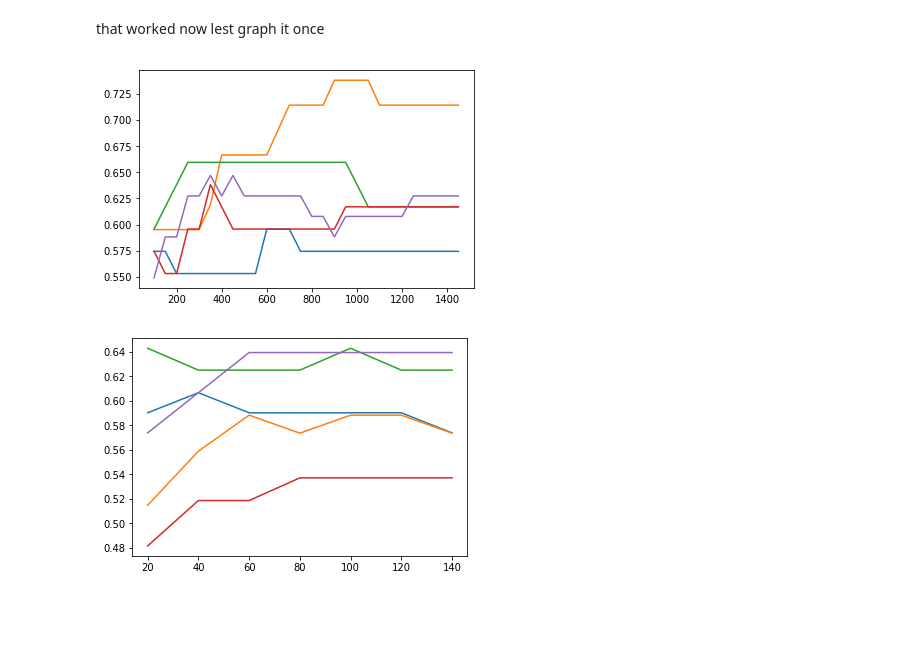
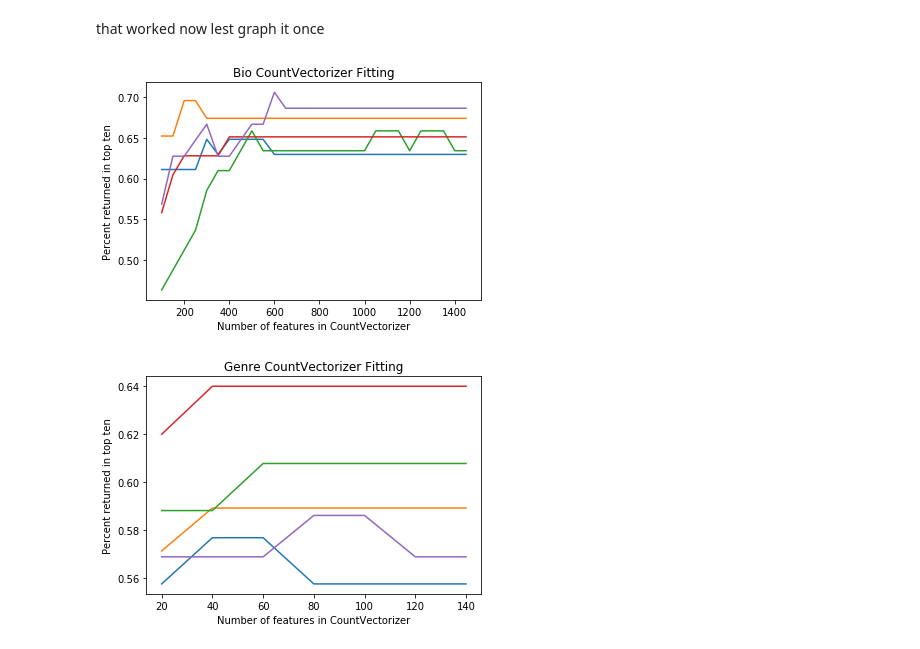
Before and after one commit to ShiahLints/booking-agent-ai, a Jupyter notebook: Models/cosinesimularity.ipynb, the cells around one changed output. Saved outputs shown, nothing was run; the diff lists cells and outputs as text; code cells hidden in the pictures; blank space fills up the shorter version.

Commit message:
cleaned up notebooks and used them to make some graphs

```diff
--- a/Models/cosinesimularity.ipynb
+++ b/Models/cosinesimularity.ipynb
@@ -150,14 +141,19 @@ that worked now lest graph it once
 # %%
 fig, ax = plt.subplots()
 x = list(range(100,1500, 50))
 for i in range(5):
     samples = test_events.sample(100)
     y = []
     for features in x:
         y.append(get_top_ten('bio', samples, features))
     plt.plot(x,y)
+plt.title('Bio CountVectorizer Fitting')
+plt.xlabel('Number of features in CountVectorizer')
+plt.ylabel('Percent returned in top ten')
+plt.savefig('CosineBioModel.pdf')
+plt.show()
 # %% [output]
-[figure, old version]
+[figure, new version]
 # %%
 fig, ax = plt.subplots()
 x = list(range(20,150, 20))
@@ -167,5 +163,10 @@ for i in range(5):
     for features in x:
         y.append(get_top_ten('genre', samples, features))
     plt.plot(x,y)
+plt.title('Genre CountVectorizer Fitting')
+plt.xlabel('Number of features in CountVectorizer')
+plt.ylabel('Percent returned in top ten')
+plt.savefig('CosineGenreModel.pdf')
+plt.show()
 # %% [output]
-[figure, old version]
+[figure, new version]
```
Also changed, not shown: parts of 4 cells of this notebook, 1 other file.
